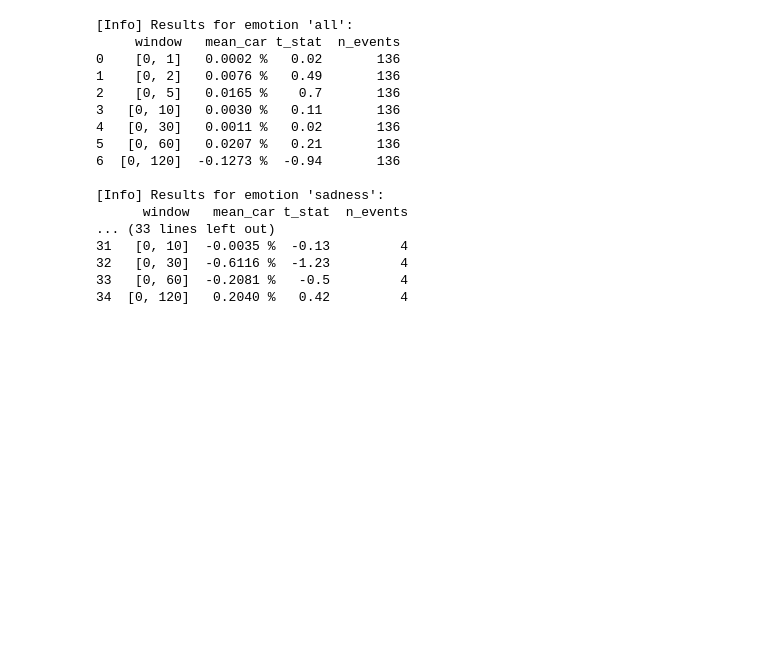
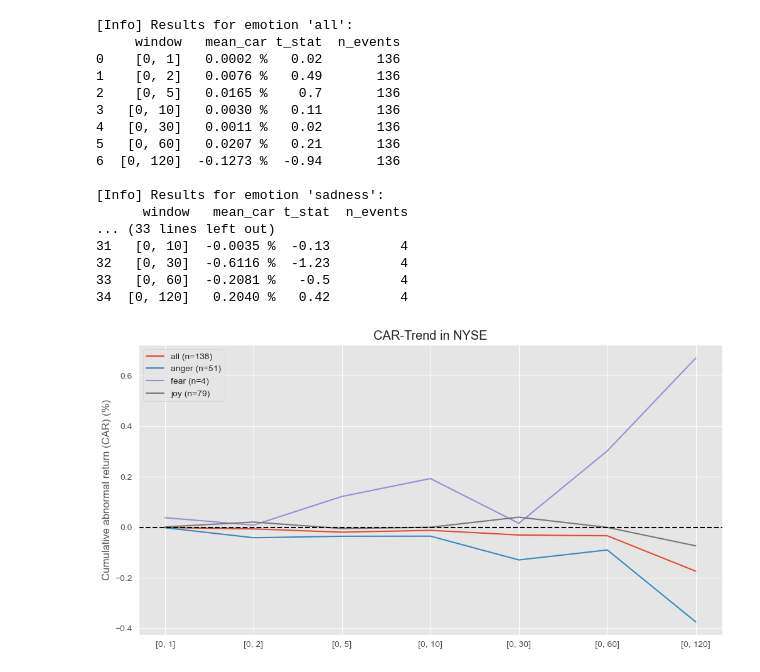
Before and after one commit to AK960/COIN_Repo, a Jupyter notebook: scripts/twitter_topic_emotion_analysis.ipynb, the cells around one changed output. Cells and saved outputs as stored; diff of their text form; code cells hidden in the pictures; blank space fills up the shorter version.

```diff
--- a/scripts/twitter_topic_emotion_analysis.ipynb
+++ b/scripts/twitter_topic_emotion_analysis.ipynb
@@ -110,7 +108,4 @@ if RUN_TYPE == 1:
     #new_topics = topic_model.reduce_outliers(tweets, topics, strategy="embeddings") # Method to reduce outliers
     new_topics = topic_model.reduce_outliers(tweets, topics, probabilities=probs, strategy="probabilities") # Method to reduce outliers
     topic_model.update_topics(tweets, topics=new_topics)
-
-    # 9. Show Topic Info
-    topic_model.get_topic_info()
 # %%
@@ -945,3 +921,26 @@ for emo in ['all'] + [e for e in df_xetra_car_results['emotion'].unique() if e !
 32   [0, 30]  -0.6116 %  -1.23         4
 33   [0, 60]  -0.2081 %   -0.5         4
 34  [0, 120]   0.2040 %   0.42         4
+# %%
+#### 1. Summary of significant effects (NYSE) ###
+significant_results = df_nyse_car_results[
+    (df_nyse_car_results['t_stat'].str.contains(r'\*\*', na=False)) |
+    (df_nyse_car_results['t_stat'].str.contains(r'\*', na=False))
+]
+
+# 2. Visualisierung der CAR-Entwicklung
+import matplotlib.pyplot as plt
+
+plt.figure(figsize=(12,6))
+for emotion in ['all', 'anger', 'fear', 'joy']:
+    subset = df_nyse_car_results[df_nyse_car_results['emotion'] == emotion]
+    plt.plot(subset['window'], subset['mean_car'].str.replace(' %','').astype(float),
+             label=f"{emotion} (n={subset['n_events'].iloc[0]})")
+
+plt.axhline(0, color='black', linestyle='--')
+plt.title("CAR-Trend in NYSE")
+plt.ylabel("Cumulative abnormal return (CAR) (%)")
+plt.legend()
+plt.show()
+# %% [output]
+[figure, added]
```
Also changed, not shown: parts of 8 cells of this notebook, 5 other files.
